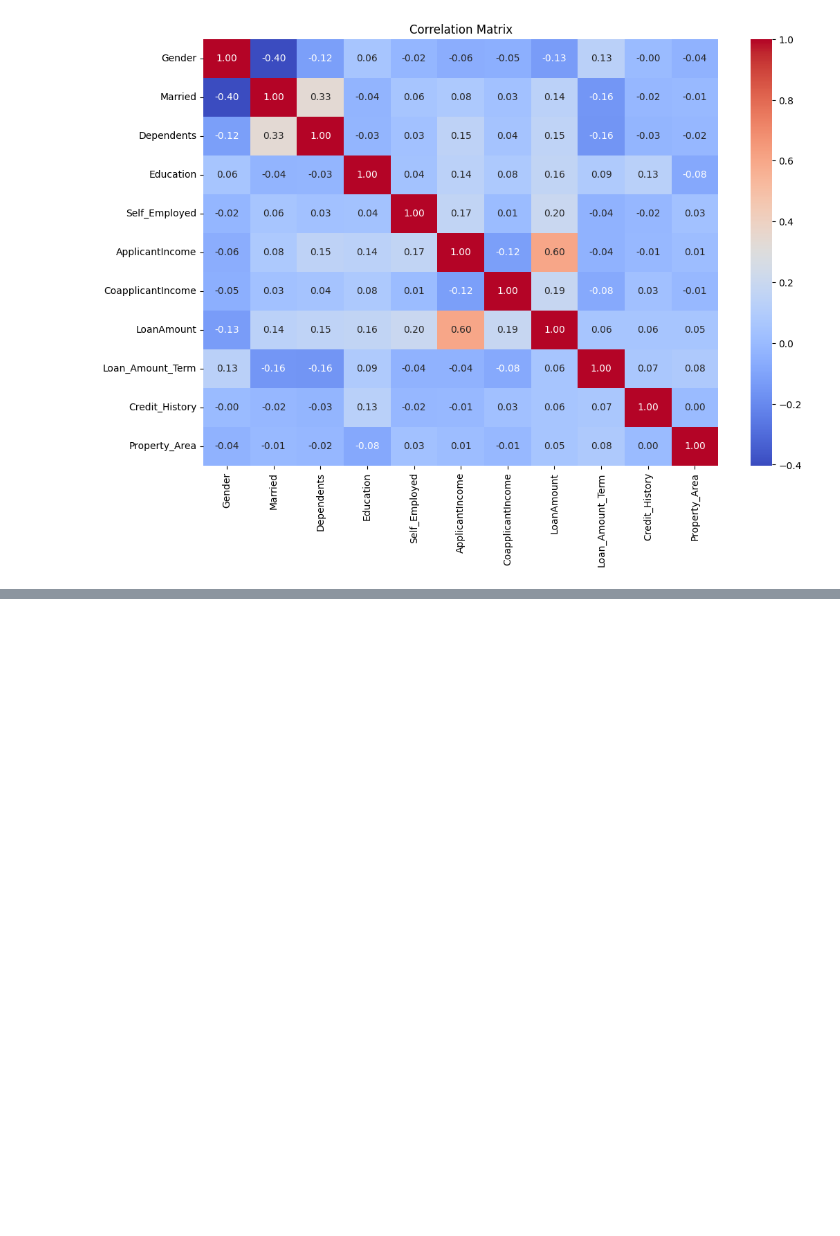
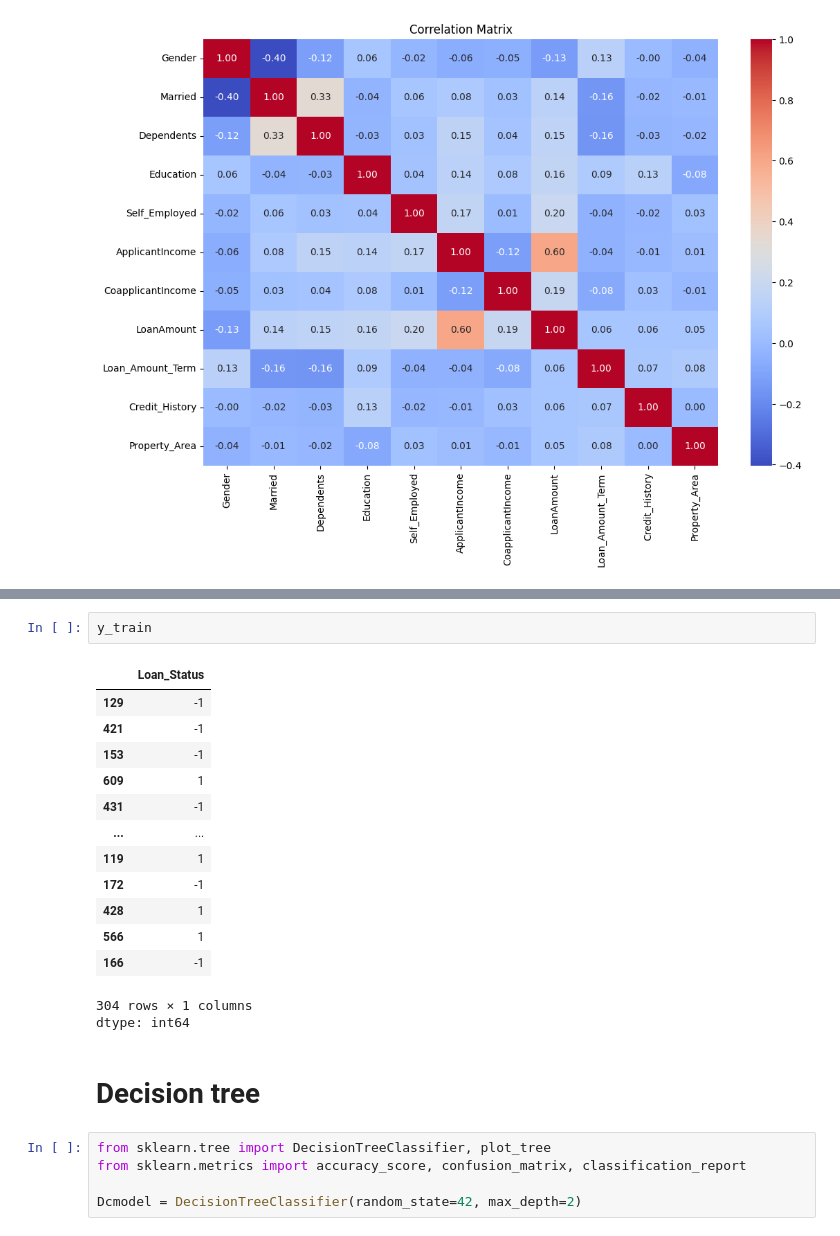
Before and after one commit to MhammadRezaValiYari/loan-validation, a Jupyter notebook: Loan_validation_with_Decision_Tree.ipynb, the cells around one changed output, grey strips where cells are left out. Drawn from its saved outputs; the diff is of its cells as text; blank space fills up the shorter version.

```diff
--- a/Loan_validation_with_Decision_Tree.ipynb
+++ b/Loan_validation_with_Decision_Tree.ipynb
@@ -223,0 +239,24 @@ ValueError: Found input variables with inconsistent numbers of samples: [3, 381]
+# %%
+y_train
+# %% [output]
+|  | Loan_Status |
+| 129 | -1 |
+| 421 | -1 |
+| 153 | -1 |
+| 609 | 1 |
+| 431 | -1 |
+| ... | ... |
+| 119 | 1 |
+| 172 | -1 |
+| 428 | 1 |
+| 566 | 1 |
+| 166 | -1 |
+304 rows × 1 columns
+dtype: int64
+# %% [markdown]
+# Decision tree
+# %%
+from sklearn.tree import DecisionTreeClassifier, plot_tree
+from sklearn.metrics import accuracy_score, confusion_matrix, classification_report
+
+Dcmodel = DecisionTreeClassifier(random_state=42, max_depth=2)
```
Also changed, not shown: parts of 12 cells of this notebook.
